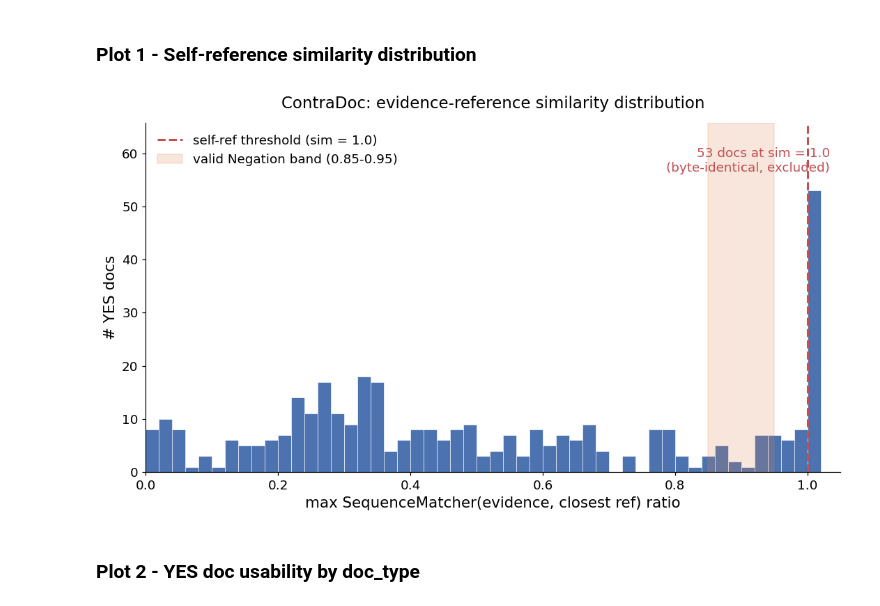
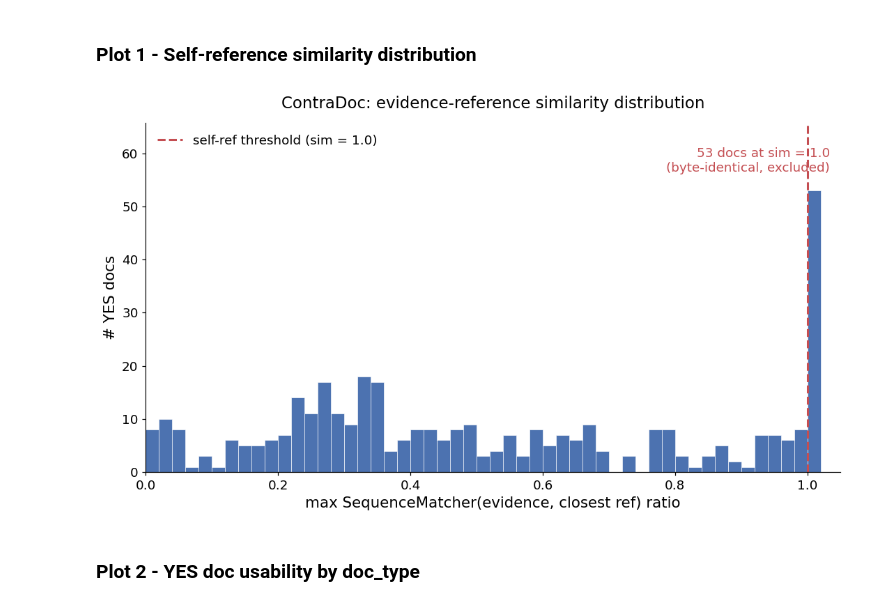
Before and after one commit to Phyke/AT82.05-Claim-Contradiction-Over-Knowledge-Graphs, a Jupyter notebook: experiments/01_EDA_ContraDoc.ipynb, the cells around one changed output. Drawn from its saved outputs; the diff is of its cells as text; code cells hidden in the pictures.

```diff
--- a/experiments/01_EDA_ContraDoc.ipynb
+++ b/experiments/01_EDA_ContraDoc.ipynb
@@ -301,26 +301,25 @@ plt.rcParams.update(
 # %%
 fig, ax = plt.subplots(figsize=(10, 5.8))
 sims = res_df["self_ref_sim"].to_numpy()
 bins = np.linspace(0.0, 1.02, 52)
 ax.hist(sims, bins=bins, color="#4C72B0", edgecolor="white", linewidth=0.4)
 ax.axvline(SELF_REF_THRESHOLD, color="#C44E52", linestyle="--", linewidth=2.0, label=f"self-ref threshold (sim = {SELF_REF_THRESHOLD})")
-ax.axvspan(0.85, 0.95, color="#DD8452", alpha=0.20, label="valid Negation band (0.85-0.95)")
 n_at_one = int((sims >= 1.0).sum())
 ax.text(
     0.985, 0.93, f"{n_at_one} docs at sim = 1.0\n(byte-identical, excluded)",
     transform=ax.transAxes, ha="right", va="top", fontsize=12, color="#C44E52",
 )
 ax.set_xlabel("max SequenceMatcher(evidence, closest ref) ratio")
 ax.set_ylabel("# YES docs")
 ax.set_title("ContraDoc: evidence-reference similarity distribution", pad=14)
 ax.set_xlim(0, 1.05)
 ax.set_ylim(top=ax.get_ylim()[1] * 1.18)
 ax.legend(loc="upper left", frameon=False)
 fig.tight_layout()
 fig.savefig(PLOT_DIR / "self_ref_similarity_dist.png")
 plt.show()
 # %% [output]
-[figure, old version]
+[figure, new version]
 # %% [markdown]
 ### Plot 2 - YES doc usability by doc_type
 # %%
```
Also changed, not shown: parts of 3 cells of this notebook, 4 other files.
